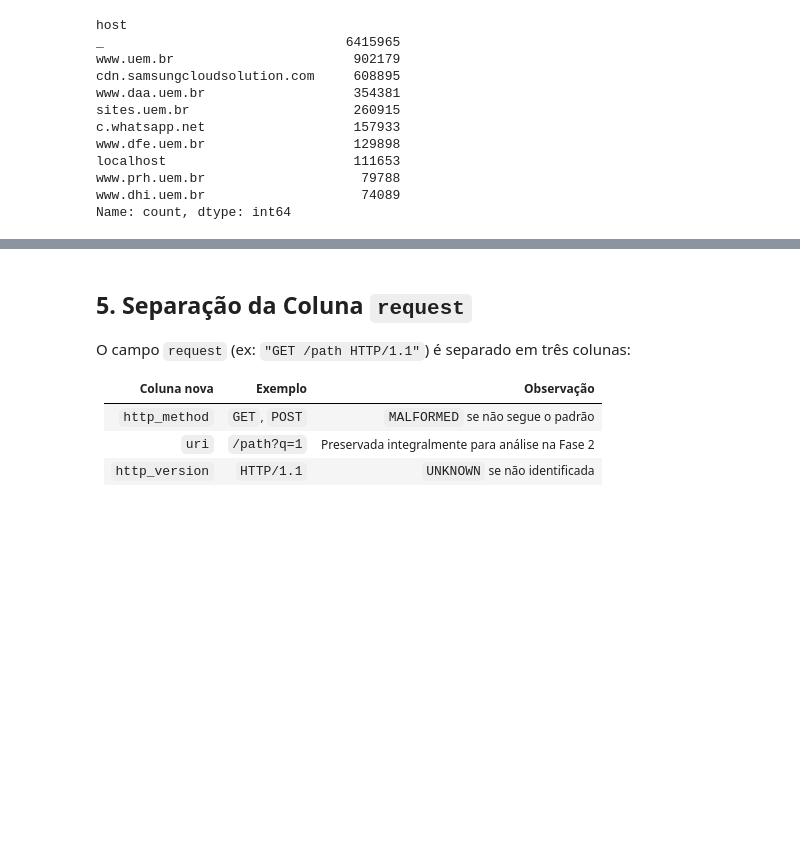
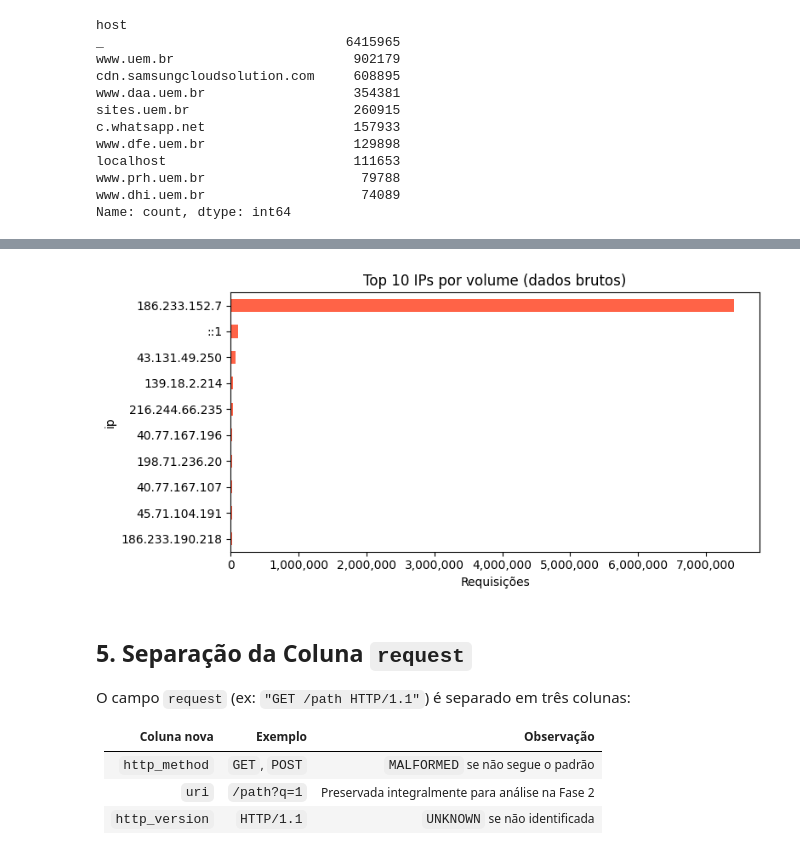
Before and after one commit to Vitor-Padovani/TCC, a Jupyter notebook: notebooks/fase1_preprocessamento.ipynb, the cells around one changed output, grey strips where cells are left out. Drawn from its saved outputs; the diff is of its cells as text; code cells hidden in the pictures; blank space fills up the shorter version.

```diff
--- a/notebooks/fase1_preprocessamento.ipynb
+++ b/notebooks/fase1_preprocessamento.ipynb
@@ -363,3 +360,21 @@ plt.show()
+# %%
+fig, ax = plt.subplots(figsize=(8, 4))
+
+df_raw['ip'].value_counts().head(10).plot.barh(
+    ax=ax, color='tomato'
+)
+
+ax.set_title('Top 10 IPs por volume (dados brutos)')
+ax.set_xlabel('Requisições')
+ax.xaxis.set_major_formatter(mticker.FuncFormatter(lambda x, _: f'{x:,.0f}'))
+ax.invert_yaxis()
+
+plt.tight_layout()
+plt.savefig(PROCESSED_DIR / 'fase1fig2_top_ips(bruto).png', dpi=120, bbox_inches='tight')
+plt.show()
+plt.close(fig)
+# %% [output]
+[figure, added]
 # %% [markdown]
 ## 5. Separação da Coluna `request`
 
```
Also changed, not shown: parts of 3 cells of this notebook, 23 other files.
